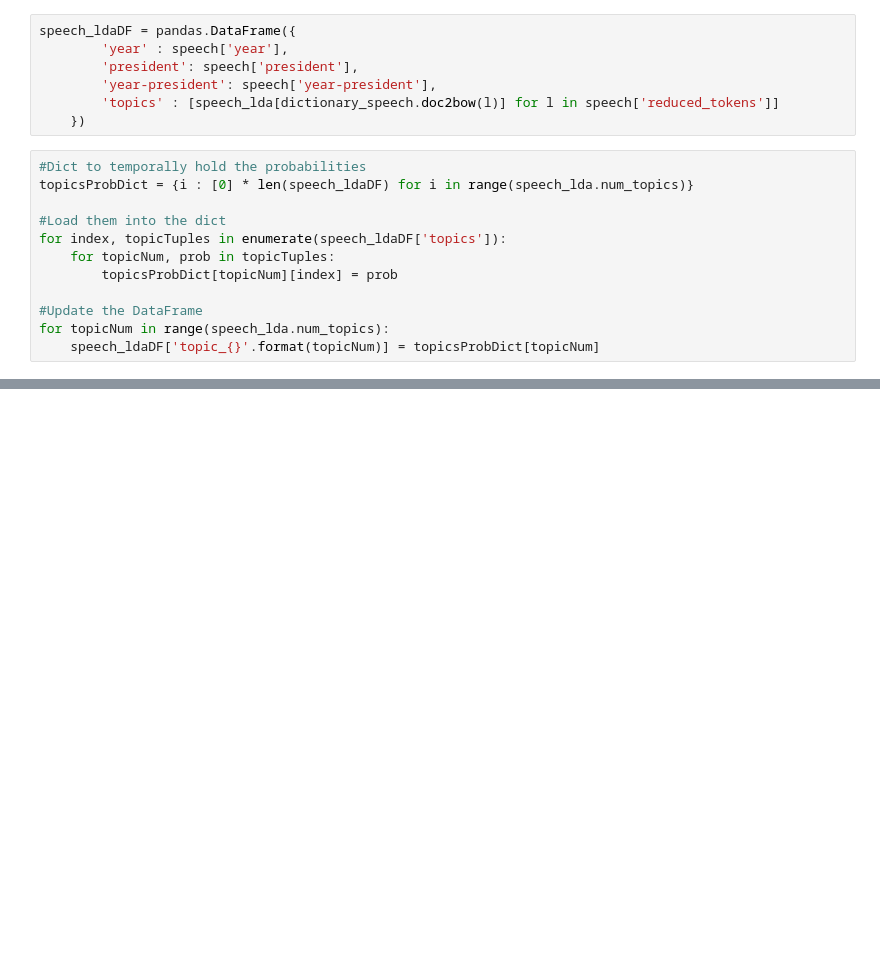
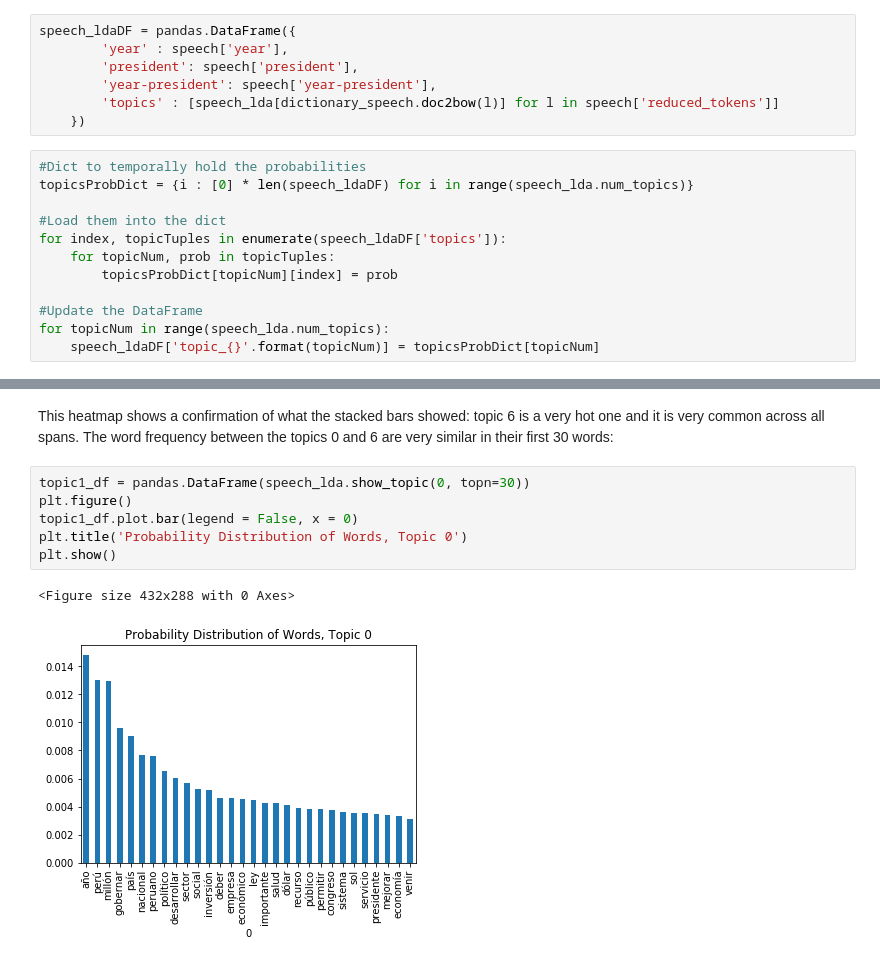
Before and after one commit to ccsuehara/Content-Analysis-2020, a Jupyter notebook: week-6/HW6_doing.ipynb, the cells around one changed output, grey strips where cells are left out. Cells and saved outputs as stored; diff of their text form; blank space fills up the shorter version.

```diff
--- a/week-6/HW6_doing.ipynb
+++ b/week-6/HW6_doing.ipynb
@@ -594,0 +673,11 @@ NameError: name 'speechDFVis' is not defined
+# %% [markdown]
+This heatmap shows a confirmation of what the stacked bars showed: topic 6 is a very hot one and it is very common across all spans.  The word frequency between the topics 0 and 6 are very similar in their first 30 words:
+# %%
+topic1_df = pandas.DataFrame(speech_lda.show_topic(0, topn=30))
+plt.figure()
+topic1_df.plot.bar(legend = False, x = 0)
+plt.title('Probability Distribution of Words, Topic 0')
+plt.show()
+# %% [output]
+<Figure size 432x288 with 0 Axes>
+[figure, added]
```
Also changed, not shown: parts of 41 cells of this notebook.
